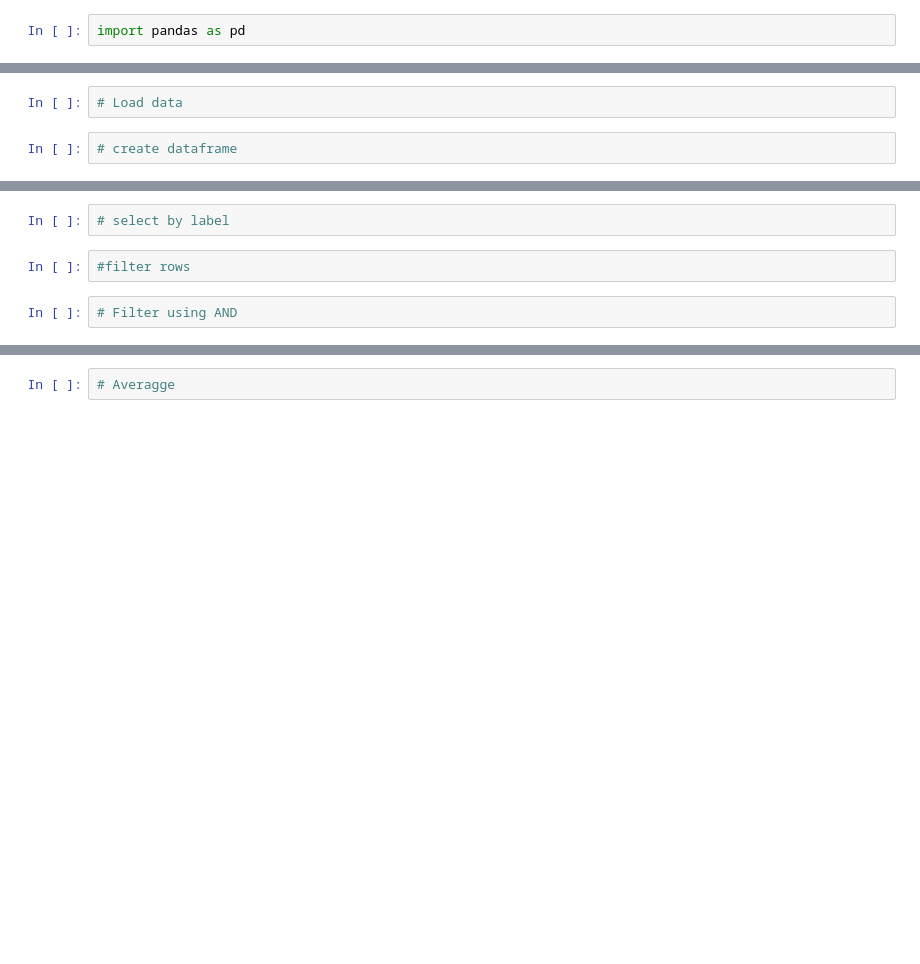
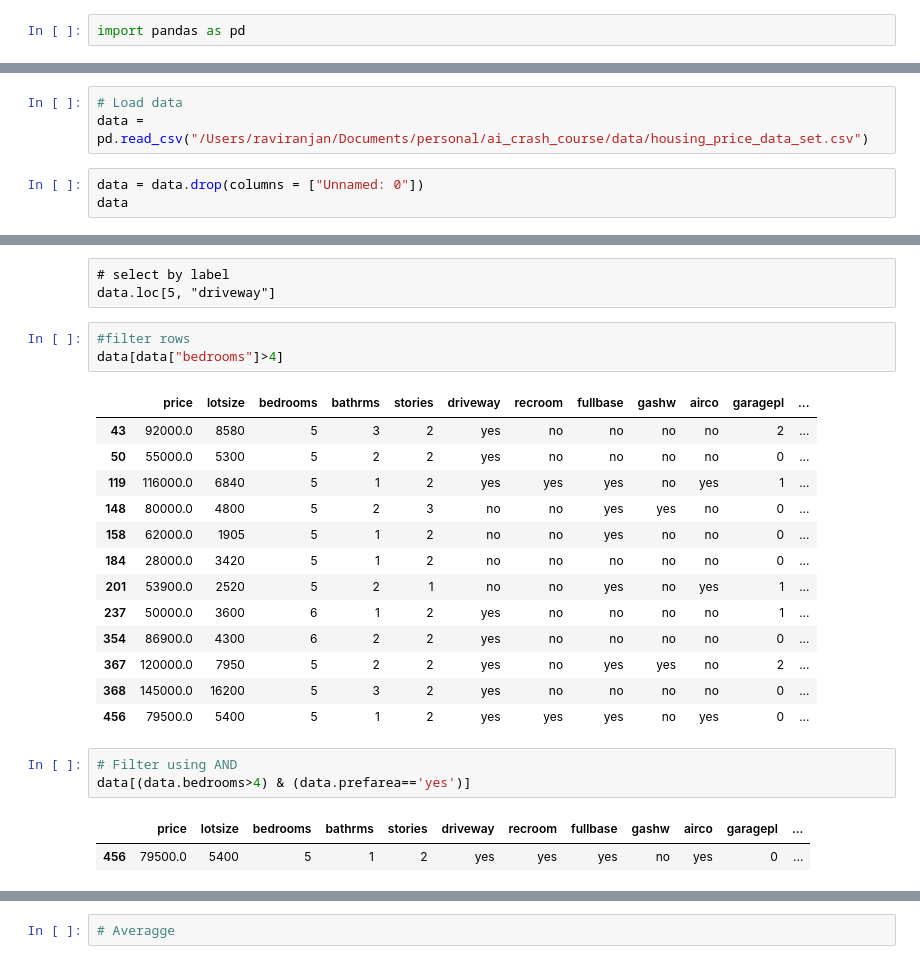
Before and after one commit to machinoAI/ai_crash_course, a Jupyter notebook: ml/libraries/pandas_dataframe.ipynb, the cells around one changed output, grey strips where cells are left out. Cells and saved outputs as stored; diff of their text form; blank space fills up the shorter version.

Commit message:
dataframe

```diff
--- a/ml/libraries/pandas_dataframe.ipynb
+++ b/ml/libraries/pandas_dataframe.ipynb
@@ -3,4 +21,6 @@ import pandas as pd
 # %%
 # Load data
+data = pd.read_csv("/Users/raviranjan/Documents/personal/ai_crash_course/data/housing_price_data_set.csv")
 # %%
-# create dataframe
+data = data.drop(columns = ["Unnamed: 0"])
+data
@@ -27,8 +173,28 @@ import pandas as pd
-# %%
-# select by label
+# %% [raw]
+# select by label
+data.loc[5, "driveway"]
 # %%
 #filter rows
+data[data["bedrooms"]>4]
+# %% [output]
+|  | price | lotsize | bedrooms | bathrms | stories | driveway | recroom | fullbase | gashw | airco | garagepl | ... |
+| 43 | 92000.0 | 8580 | 5 | 3 | 2 | yes | no | no | no | no | 2 | ... |
+| 50 | 55000.0 | 5300 | 5 | 2 | 2 | yes | no | no | no | no | 0 | ... |
+| 119 | 116000.0 | 6840 | 5 | 1 | 2 | yes | yes | yes | no | yes | 1 | ... |
+| 148 | 80000.0 | 4800 | 5 | 2 | 3 | no | no | yes | yes | no | 0 | ... |
+| 158 | 62000.0 | 1905 | 5 | 1 | 2 | no | no | yes | no | no | 0 | ... |
+| 184 | 28000.0 | 3420 | 5 | 1 | 2 | no | no | no | no | no | 0 | ... |
+| 201 | 53900.0 | 2520 | 5 | 2 | 1 | no | no | yes | no | yes | 1 | ... |
+| 237 | 50000.0 | 3600 | 6 | 1 | 2 | yes | no | no | no | no | 1 | ... |
+| 354 | 86900.0 | 4300 | 6 | 2 | 2 | yes | no | no | no | no | 0 | ... |
+| 367 | 120000.0 | 7950 | 5 | 2 | 2 | yes | no | yes | yes | no | 2 | ... |
+| 368 | 145000.0 | 16200 | 5 | 3 | 2 | yes | no | no | no | no | 0 | ... |
+| 456 | 79500.0 | 5400 | 5 | 1 | 2 | yes | yes | yes | no | yes | 0 | ... |
 # %%
 # Filter using AND
+data[(data.bedrooms>4) & (data.prefarea=='yes')]
+# %% [output]
+|  | price | lotsize | bedrooms | bathrms | stories | driveway | recroom | fullbase | gashw | airco | garagepl | ... |
+| 456 | 79500.0 | 5400 | 5 | 1 | 2 | yes | yes | yes | no | yes | 0 | ... |
 # %%
 # Filter using OR
```
Also changed, not shown: parts of 54 cells of this notebook.
